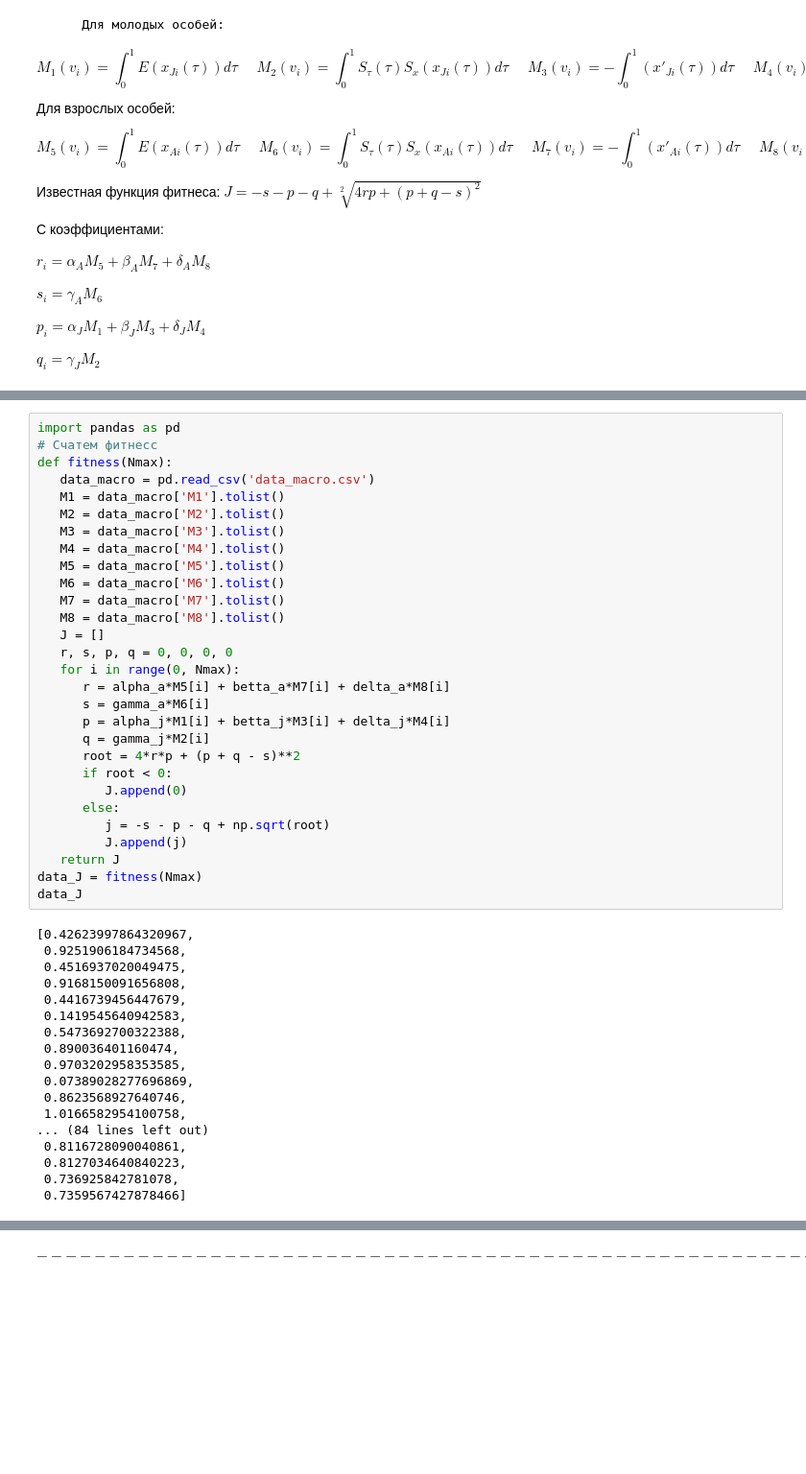
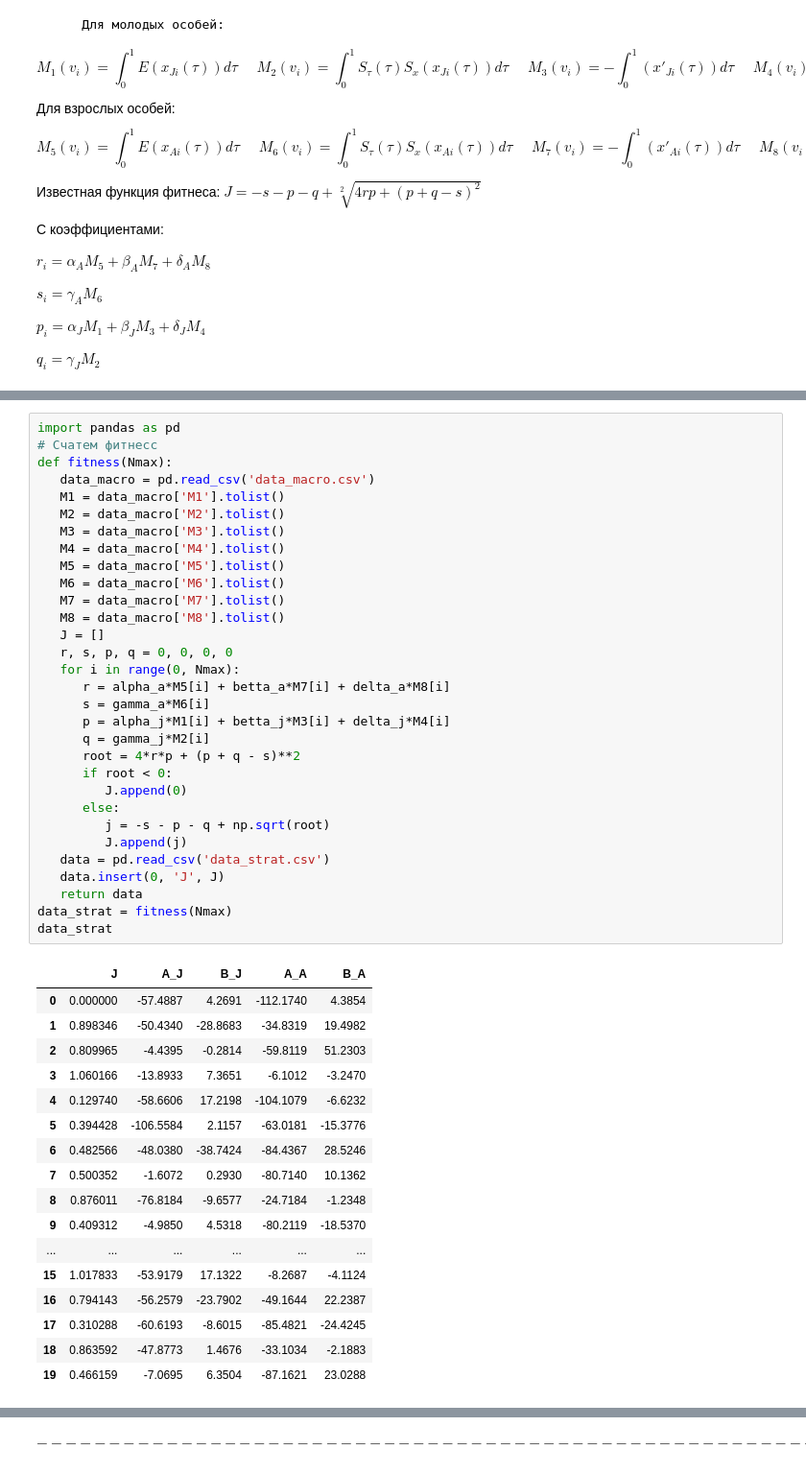
Before and after one commit to Breketov/MMPO, a Jupyter notebook: MMPO.ipynb, the cells around one changed output, grey strips where cells are left out. Shown at 96% size. Saved outputs shown, nothing was run; the diff lists cells and outputs as text; blank space fills up the shorter version.

```diff
--- a/MMPO.ipynb
+++ b/MMPO.ipynb
@@ -157,47 +165,49 @@ data_macro
 # %%
 import pandas as pd
 # Счатем фитнесс
 def fitness(Nmax):
    data_macro = pd.read_csv('data_macro.csv')
    M1 = data_macro['M1'].tolist()
    M2 = data_macro['M2'].tolist()
    M3 = data_macro['M3'].tolist()
    M4 = data_macro['M4'].tolist()
    M5 = data_macro['M5'].tolist()
    M6 = data_macro['M6'].tolist()
    M7 = data_macro['M7'].tolist()
    M8 = data_macro['M8'].tolist()
    J = []
    r, s, p, q = 0, 0, 0, 0
    for i in range(0, Nmax):
       r = alpha_a*M5[i] + betta_a*M7[i] + delta_a*M8[i]
       s = gamma_a*M6[i]
       p = alpha_j*M1[i] + betta_j*M3[i] + delta_j*M4[i]
       q = gamma_j*M2[i]
       root = 4*r*p + (p + q - s)**2
       if root < 0:
          J.append(0)
       else:
          j = -s - p - q + np.sqrt(root)
          J.append(j)
-   return J
-data_J = fitness(Nmax)
-data_J
+   data = pd.read_csv('data_strat.csv')
+   data.insert(0, 'J', J)
+   return data
+data_strat = fitness(Nmax)
+data_strat
 # %% [output]
-[0.42623997864320967,
- 0.9251906184734568,
- 0.4516937020049475,
- 0.9168150091656808,
- 0.4416739456447679,
- 0.1419545640942583,
- 0.5473692700322388,
- 0.890036401160474,
- 0.9703202958353585,
- 0.07389028277696869,
- 0.8623568927640746,
- 1.0166582954100758,
-... (84 lines left out)
- 0.8116728090040861,
- 0.8127034640840223,
- 0.736925842781078,
- 0.7359567427878466]
+|  | J | A_J | B_J | A_A | B_A |
+| 0 | 0.000000 | -57.4887 | 4.2691 | -112.1740 | 4.3854 |
+| 1 | 0.898346 | -50.4340 | -28.8683 | -34.8319 | 19.4982 |
+| 2 | 0.809965 | -4.4395 | -0.2814 | -59.8119 | 51.2303 |
+| 3 | 1.060166 | -13.8933 | 7.3651 | -6.1012 | -3.2470 |
+| 4 | 0.129740 | -58.6606 | 17.2198 | -104.1079 | -6.6232 |
+| 5 | 0.394428 | -106.5584 | 2.1157 | -63.0181 | -15.3776 |
+| 6 | 0.482566 | -48.0380 | -38.7424 | -84.4367 | 28.5246 |
+| 7 | 0.500352 | -1.6072 | 0.2930 | -80.7140 | 10.1362 |
+| 8 | 0.876011 | -76.8184 | -9.6577 | -24.7184 | -1.2348 |
+| 9 | 0.409312 | -4.9850 | 4.5318 | -80.2119 | -18.5370 |
+| ... | ... | ... | ... | ... | ... |
+| 15 | 1.017833 | -53.9179 | 17.1322 | -8.2687 | -4.1124 |
+| 16 | 0.794143 | -56.2579 | -23.7902 | -49.1644 | 22.2387 |
+| 17 | 0.310288 | -60.6193 | -8.6015 | -85.4821 | -24.4245 |
+| 18 | 0.863592 | -47.8773 | 1.4676 | -33.1034 | -2.1883 |
+| 19 | 0.466159 | -7.0695 | 6.3504 | -87.1621 | 23.0288 |
```
Also changed, not shown: parts of 5 cells of this notebook, 2 other files.
